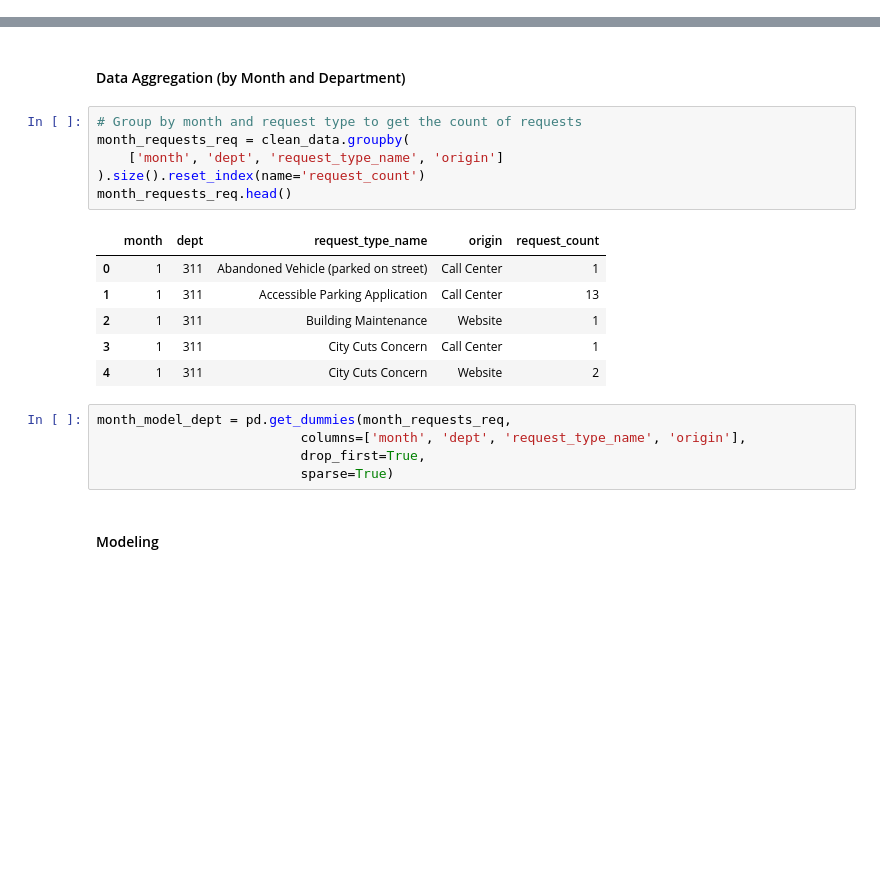
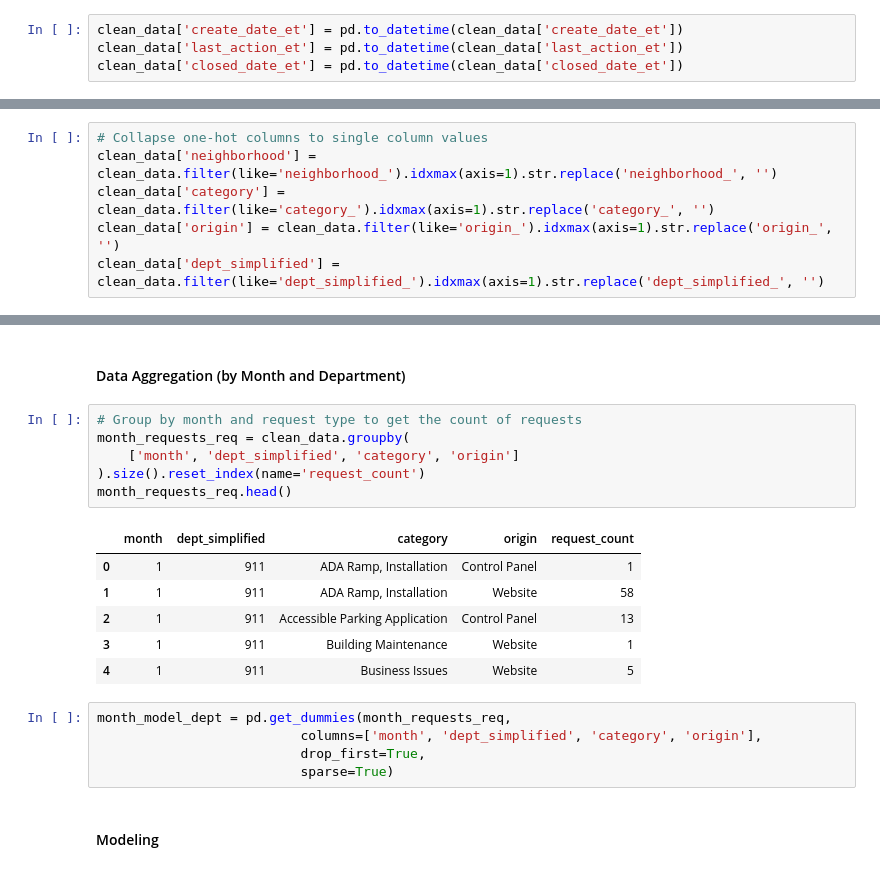
Before and after one commit to kanikaselva/311analysis, a Jupyter notebook: Analysis/5. SeasonalForecast.ipynb, the cells around one changed output, grey strips where cells are left out. Cells and saved outputs as stored; diff of their text form; blank space fills up the shorter version.

```diff
--- a/Analysis/5. SeasonalForecast.ipynb
+++ b/Analysis/5. SeasonalForecast.ipynb
@@ -41,3 +49,7 @@ clean_data.head()
+# %%
+clean_data['create_date_et'] = pd.to_datetime(clean_data['create_date_et'])
+clean_data['last_action_et'] = pd.to_datetime(clean_data['last_action_et'])
+clean_data['closed_date_et'] = pd.to_datetime(clean_data['closed_date_et'])
 # %% [markdown]
 ### Creating Season Column
 
@@ -73 +85,7 @@ Fall       79158
 Name: count, dtype: int64
+# %%
+# Collapse one-hot columns to single column values
+clean_data['neighborhood'] = clean_data.filter(like='neighborhood_').idxmax(axis=1).str.replace('neighborhood_', '')
+clean_data['category'] = clean_data.filter(like='category_').idxmax(axis=1).str.replace('category_', '')
+clean_data['origin'] = clean_data.filter(like='origin_').idxmax(axis=1).str.replace('origin_', '')
+clean_data['dept_simplified'] = clean_data.filter(like='dept_simplified_').idxmax(axis=1).str.replace('dept_simplified_', '')
@@ -349,19 +369,19 @@ Mean RMSE: 7.128208590778025
 # %%
 # Group by month and request type to get the count of requests
 month_requests_req = clean_data.groupby(
-    ['month', 'dept', 'request_type_name', 'origin']
+    ['month', 'dept_simplified', 'category', 'origin']
 ).size().reset_index(name='request_count')
 month_requests_req.head()
 # %% [output]
-|  | month | dept | request_type_name | origin | request_count |
-| 0 | 1 | 311 | Abandoned Vehicle (parked on street) | Call Center | 1 |
-| 1 | 1 | 311 | Accessible Parking Application | Call Center | 13 |
-| 2 | 1 | 311 | Building Maintenance | Website | 1 |
-| 3 | 1 | 311 | City Cuts Concern | Call Center | 1 |
-| 4 | 1 | 311 | City Cuts Concern | Website | 2 |
+|  | month | dept_simplified | category | origin | request_count |
+| 0 | 1 | 911 | ADA Ramp, Installation | Control Panel | 1 |
+| 1 | 1 | 911 | ADA Ramp, Installation | Website | 58 |
+| 2 | 1 | 911 | Accessible Parking Application | Control Panel | 13 |
+| 3 | 1 | 911 | Building Maintenance | Website | 1 |
+| 4 | 1 | 911 | Business Issues | Website | 5 |
 # %%
 month_model_dept = pd.get_dummies(month_requests_req,
-                          columns=['month', 'dept', 'request_type_name', 'origin'],
+                          columns=['month', 'dept_simplified', 'category', 'origin'],
                           drop_first=True,
                           sparse=True)
 # %% [markdown]
```
Also changed, not shown: parts of 84 cells of this notebook, 1 other file.
